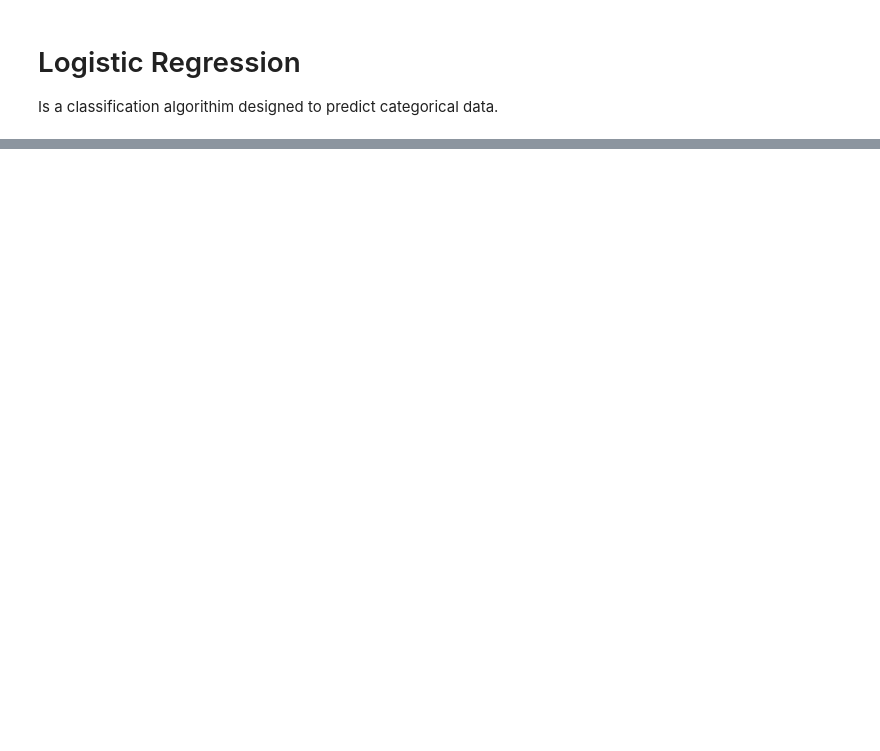
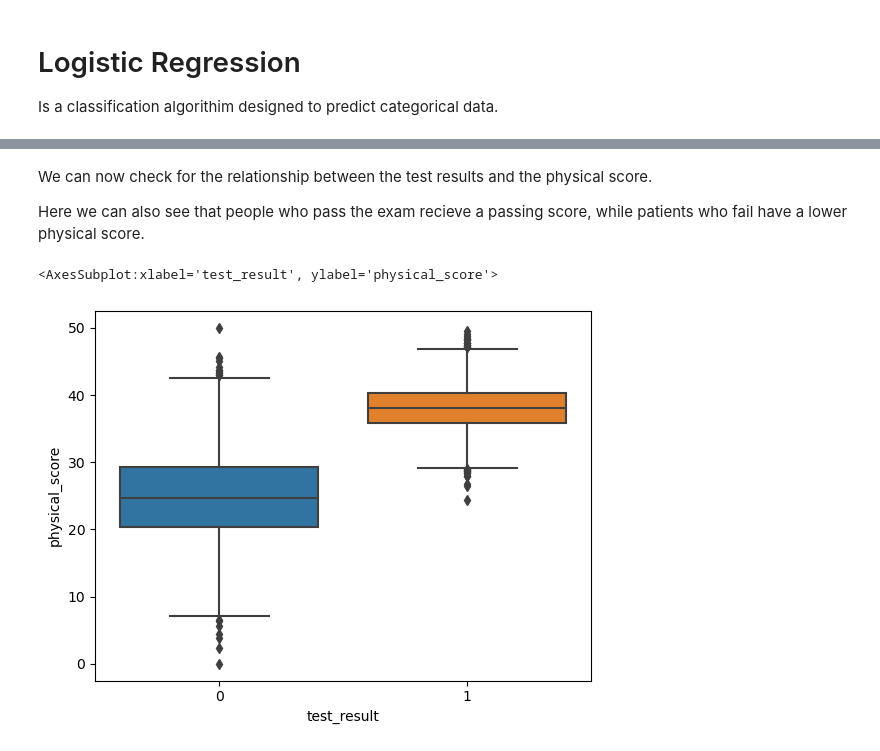
Before and after one commit to maginbu-0/Machine-Learning, a Jupyter notebook: Logistic Regression/Logistic Regression.ipynb, the cells around one changed output, grey strips where cells are left out. Cells and saved outputs as stored; diff of their text form; code cells hidden in the pictures; blank space fills up the shorter version.

```diff
--- a/Logistic Regression/Logistic Regression.ipynb
+++ b/Logistic Regression/Logistic Regression.ipynb
@@ -89,0 +208,9 @@ $$
+# %% [markdown]
+We can now check for the relationship between the  test results and the physical score.
+
+Here we can also see that people who pass the exam recieve a passing score, while patients who fail have a  lower physical score.
+# %%
+sns.boxplot(data=df, x='test_result', y='physical_score')
+# %% [output]
+<AxesSubplot:xlabel='test_result', ylabel='physical_score'>
+[figure, added]
```
Also changed, not shown: parts of 25 cells of this notebook, 2 other files.
